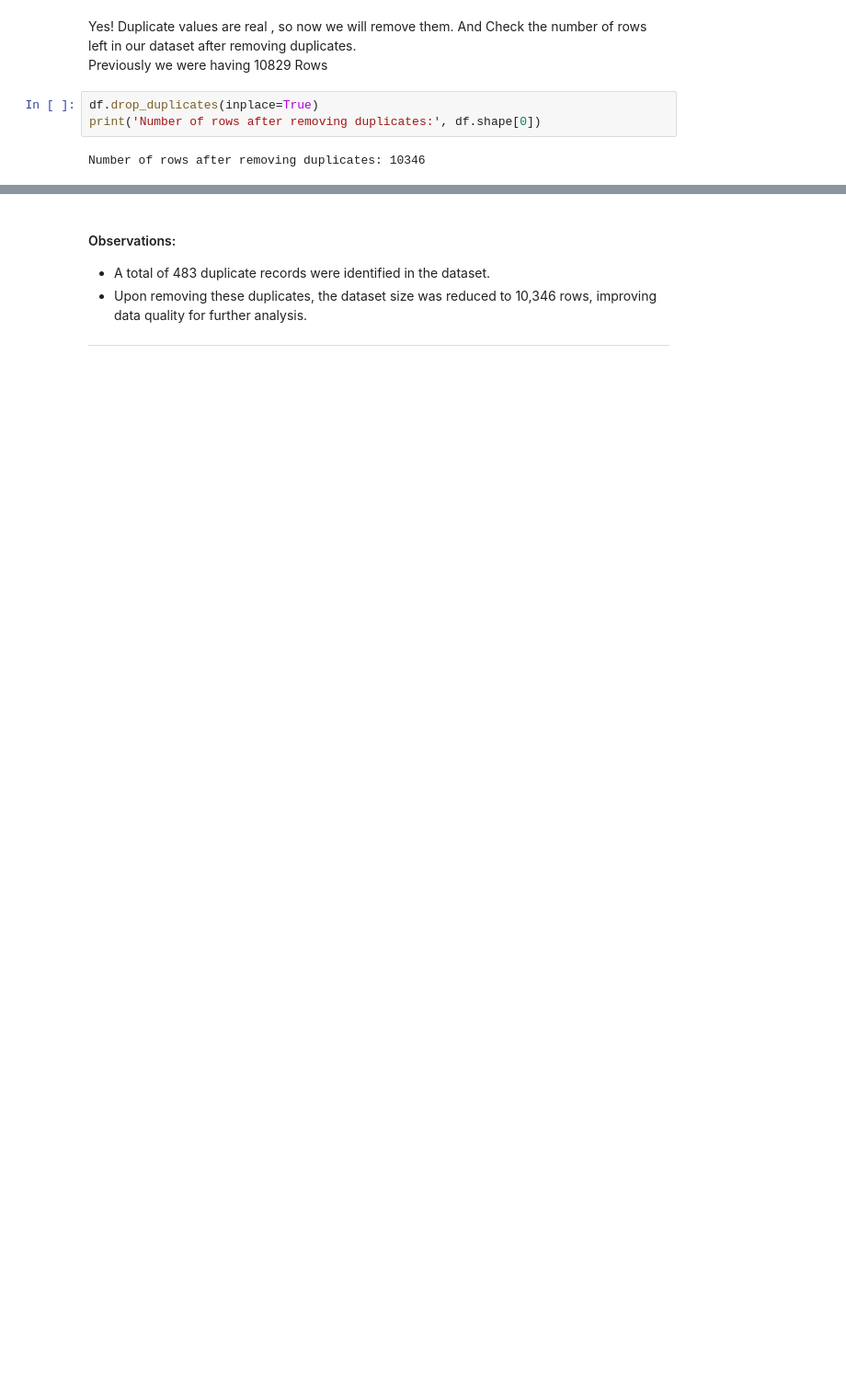
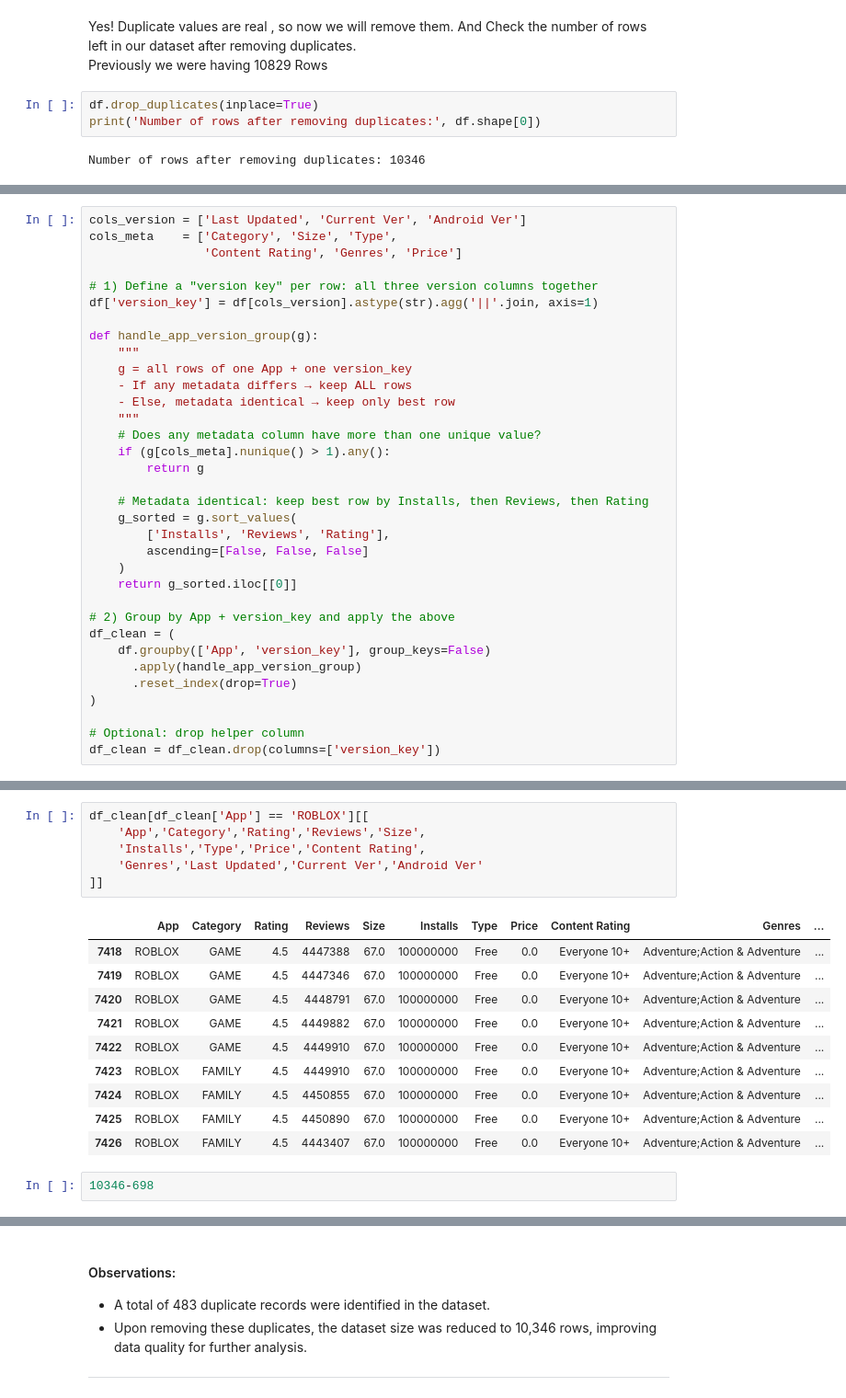
Before and after one commit to Samianadeem2005/Google-Playstore-Insights-Dashboard, a Jupyter notebook: GoogleplaystoreEDA.ipynb, the cells around one changed output, grey strips where cells are left out. Shown at 92% size. Saved outputs shown, nothing was run; the diff lists cells and outputs as text; blank space fills up the shorter version.

```diff
--- a/GoogleplaystoreEDA.ipynb
+++ b/GoogleplaystoreEDA.ipynb
@@ -575,0 +656,34 @@ Number of rows after removing duplicates: 10346
+# %%
+cols_version = ['Last Updated', 'Current Ver', 'Android Ver']
+cols_meta    = ['Category', 'Size', 'Type',
+                'Content Rating', 'Genres', 'Price']
+
+# 1) Define a "version key" per row: all three version columns together
+df['version_key'] = df[cols_version].astype(str).agg('||'.join, axis=1)
+
+def handle_app_version_group(g):
+    """
+    g = all rows of one App + one version_key
+    - If any metadata differs → keep ALL rows
+    - Else, metadata identical → keep only best row
+    """
+    # Does any metadata column have more than one unique value?
+    if (g[cols_meta].nunique() > 1).any():
+        return g
+
+    # Metadata identical: keep best row by Installs, then Reviews, then Rating
+    g_sorted = g.sort_values(
+        ['Installs', 'Reviews', 'Rating'],
+        ascending=[False, False, False]
+    )
+    return g_sorted.iloc[[0]]
+
+# 2) Group by App + version_key and apply the above
+df_clean = (
+    df.groupby(['App', 'version_key'], group_keys=False)
+      .apply(handle_app_version_group)
+      .reset_index(drop=True)
+)
+
+# Optional: drop helper column
+df_clean = df_clean.drop(columns=['version_key'])
@@ -575,0 +713,19 @@ Number of rows after removing duplicates: 10346
+# %%
+df_clean[df_clean['App'] == 'ROBLOX'][[
+    'App','Category','Rating','Reviews','Size',
+    'Installs','Type','Price','Content Rating',
+    'Genres','Last Updated','Current Ver','Android Ver'
+]]
+# %% [output]
+|  | App | Category | Rating | Reviews | Size | Installs | Type | Price | Content Rating | Genres | ... |
+| 7418 | ROBLOX | GAME | 4.5 | 4447388 | 67.0 | 100000000 | Free | 0.0 | Everyone 10+ | Adventure;Action & Adventure | ... |
+| 7419 | ROBLOX | GAME | 4.5 | 4447346 | 67.0 | 100000000 | Free | 0.0 | Everyone 10+ | Adventure;Action & Adventure | ... |
+| 7420 | ROBLOX | GAME | 4.5 | 4448791 | 67.0 | 100000000 | Free | 0.0 | Everyone 10+ | Adventure;Action & Adventure | ... |
+| 7421 | ROBLOX | GAME | 4.5 | 4449882 | 67.0 | 100000000 | Free | 0.0 | Everyone 10+ | Adventure;Action & Adventure | ... |
+| 7422 | ROBLOX | GAME | 4.5 | 4449910 | 67.0 | 100000000 | Free | 0.0 | Everyone 10+ | Adventure;Action & Adventure | ... |
+| 7423 | ROBLOX | FAMILY | 4.5 | 4449910 | 67.0 | 100000000 | Free | 0.0 | Everyone 10+ | Adventure;Action & Adventure | ... |
+| 7424 | ROBLOX | FAMILY | 4.5 | 4450855 | 67.0 | 100000000 | Free | 0.0 | Everyone 10+ | Adventure;Action & Adventure | ... |
+| 7425 | ROBLOX | FAMILY | 4.5 | 4450890 | 67.0 | 100000000 | Free | 0.0 | Everyone 10+ | Adventure;Action & Adventure | ... |
+| 7426 | ROBLOX | FAMILY | 4.5 | 4443407 | 67.0 | 100000000 | Free | 0.0 | Everyone 10+ | Adventure;Action & Adventure | ... |
+# %%
+10346-698
```
Also changed, not shown: parts of 100 cells of this notebook.
